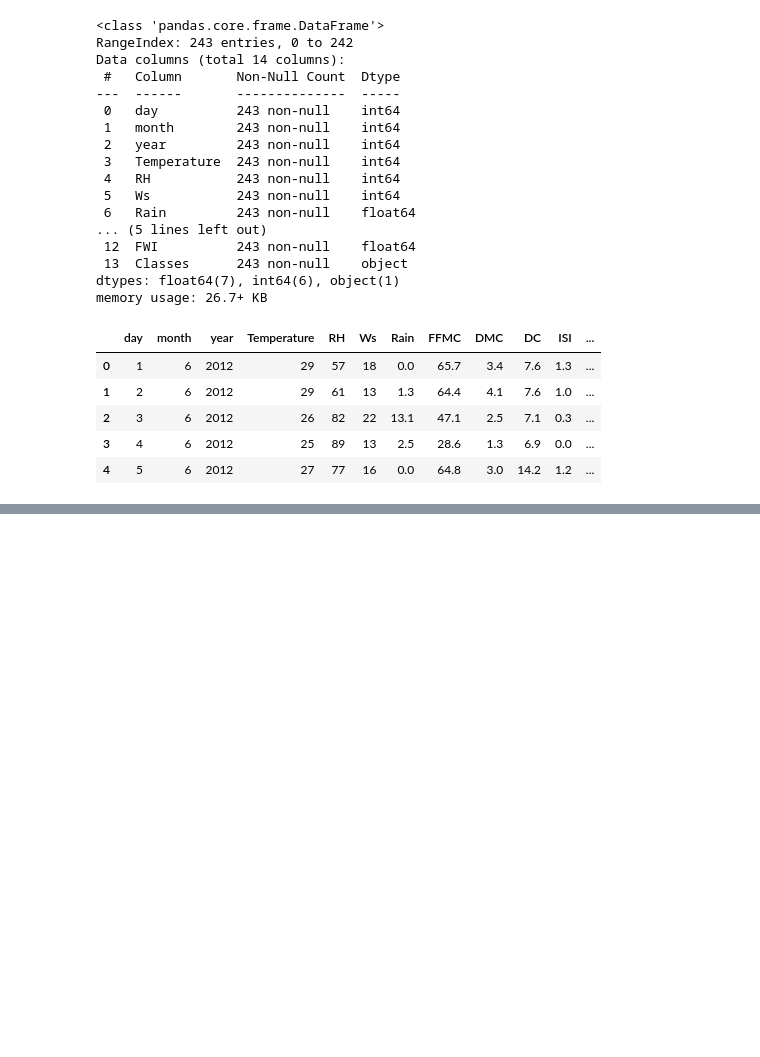
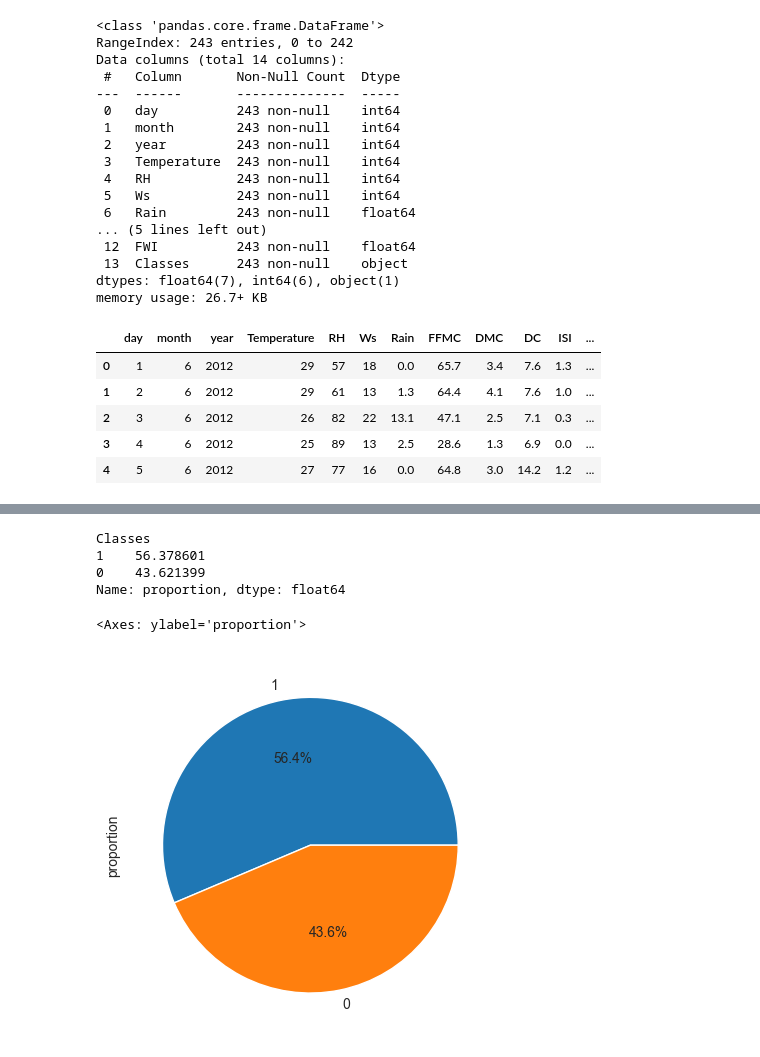
Before and after one commit to ShoaibMuhammad123/Specialization, a Jupyter notebook: 4. Machine Learning/2. Ridge Lasso and ElasticNet Regression/1. data cleaning.ipynb, the cells around one changed output, grey strips where cells are left out. Cells and saved outputs as stored; diff of their text form; code cells hidden in the pictures; blank space fills up the shorter version.

```diff
--- a/4. Machine Learning/2. Ridge Lasso and ElasticNet Regression/1. data cleaning.ipynb
+++ b/4. Machine Learning/2. Ridge Lasso and ElasticNet Regression/1. data cleaning.ipynb
@@ -248,0 +241,4 @@ df.head()
+# %%
+### day month and year is not that much important for my case so we remove them
+
+df_copy = df.drop(columns=['day','month','year'],axis=1)
@@ -248,0 +275,2 @@ df.head()
+# %%
+df_copy['Classes'] = df_copy['Classes'].str.strip()
@@ -248,0 +284,4 @@ df.head()
+# %%
+## Encoding the fire =1 and non fire = 0
+
+df_copy['Classes'] = df_copy['Classes'].map({'fire':1,'not fire':0})
@@ -248,0 +304,15 @@ df.head()
+# %%
+## Show the percentage of Classes in graph form
+percentage = df_copy['Classes'].value_counts(normalize=True)*100
+percentage
+# %% [output]
+Classes
+1    56.378601
+0    43.621399
+Name: proportion, dtype: float64
+# %%
+import seaborn as sns
+percentage.plot(kind='pie',autopct ="%1.1f%%")
+# %% [output]
+<Axes: ylabel='proportion'>
+[figure, added]
```
Also changed, not shown: parts of 30 cells of this notebook, 1 other file.
